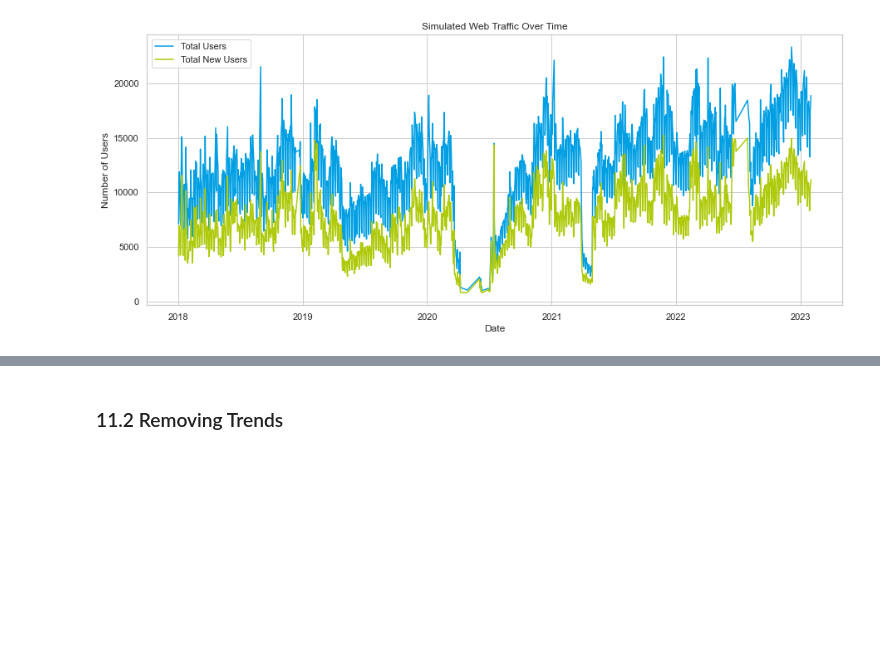
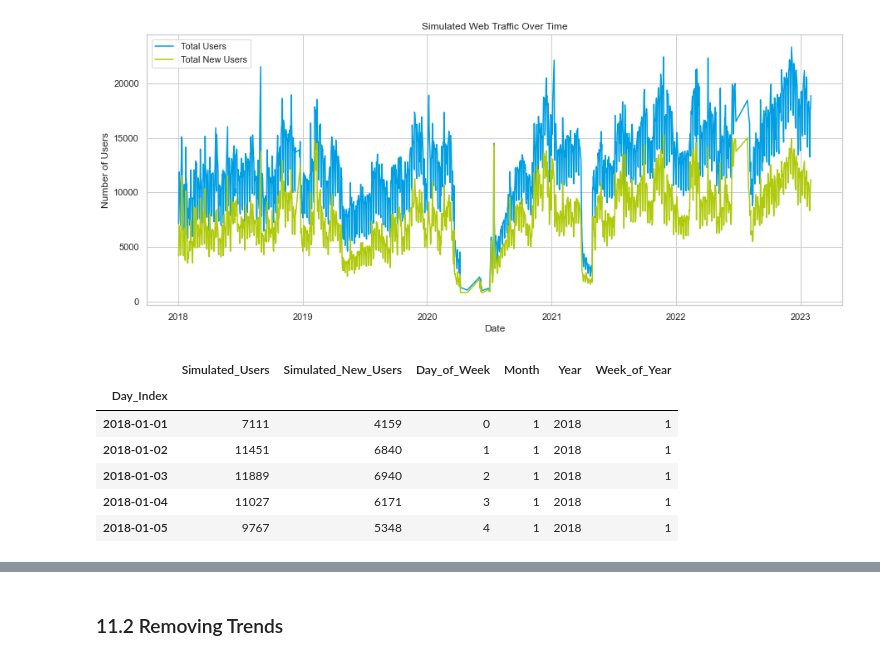
Before and after one commit to Mwenda-Mugambi/Web_Ad_campaign_optimization, a Jupyter notebook: Group_5_Notebook.ipynb, the cells around one changed output, grey strips where cells are left out. Cells and saved outputs as stored; diff of their text form; code cells hidden in the pictures; blank space fills up the shorter version.

```diff
--- a/Group_5_Notebook.ipynb
+++ b/Group_5_Notebook.ipynb
@@ -765,6 +765,22 @@ plt.legend()
 plt.show()
 # %% [output]
 [figure]
+# %%
+# Feature engineeriinig
+df_no_outliers['Day_of_Week'] = df_no_outliers.index.dayofweek
+df_no_outliers['Month'] = df_no_outliers.index.month
+df_no_outliers['Year'] = df_no_outliers.index.year
+df_no_outliers['Week_of_Year'] = df_no_outliers.index.isocalendar().week
+
+df_no_outliers.head()
+# %% [output]
+|  | Simulated_Users | Simulated_New_Users | Day_of_Week | Month | Year | Week_of_Year |
+| Day_Index |  |  |  |  |  |  |
+| 2018-01-01 | 7111 | 4159 | 0 | 1 | 2018 | 1 |
+| 2018-01-02 | 11451 | 6840 | 1 | 1 | 2018 | 1 |
+| 2018-01-03 | 11889 | 6940 | 2 | 1 | 2018 | 1 |
+| 2018-01-04 | 11027 | 6171 | 3 | 1 | 2018 | 1 |
+| 2018-01-05 | 9767 | 5348 | 4 | 1 | 2018 | 1 |
 # %%
 ty
 # %% [output]
```
Also changed, not shown: parts of 3 cells of this notebook.
